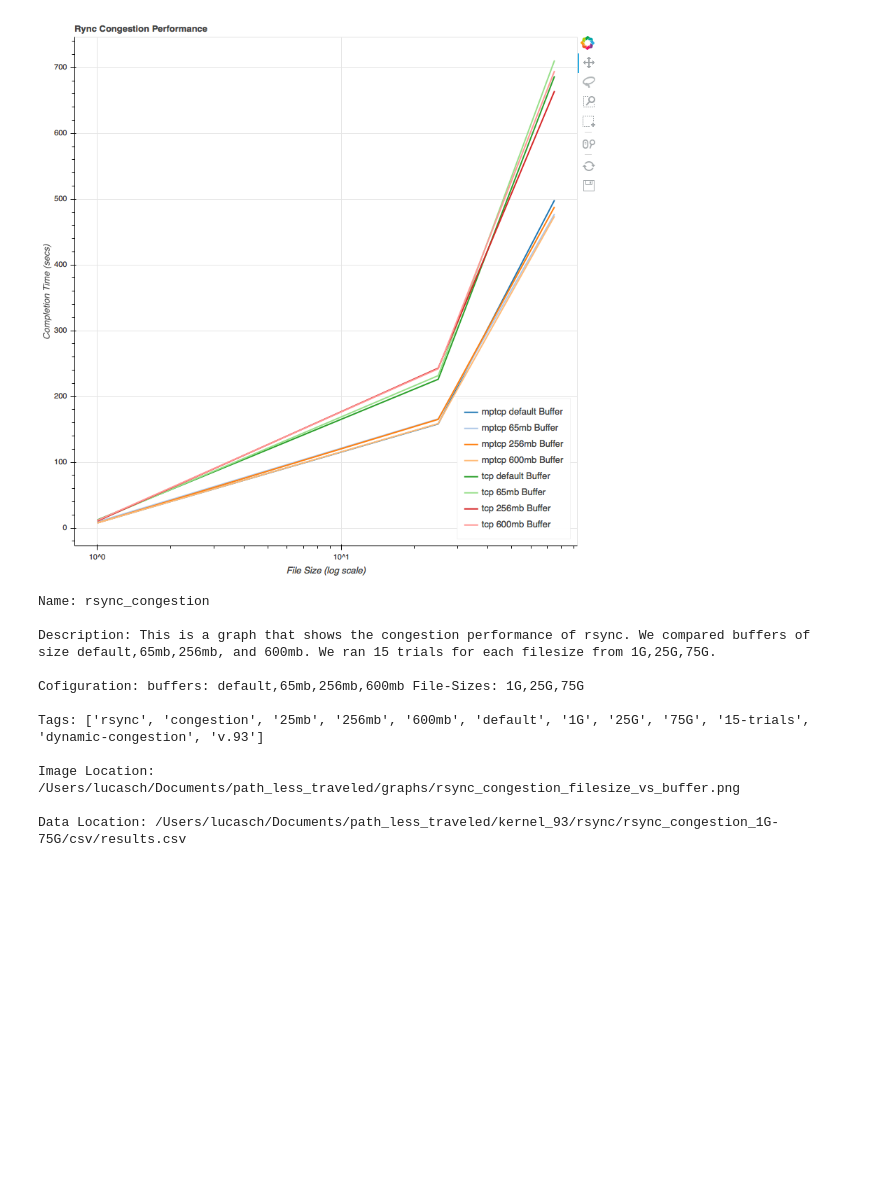
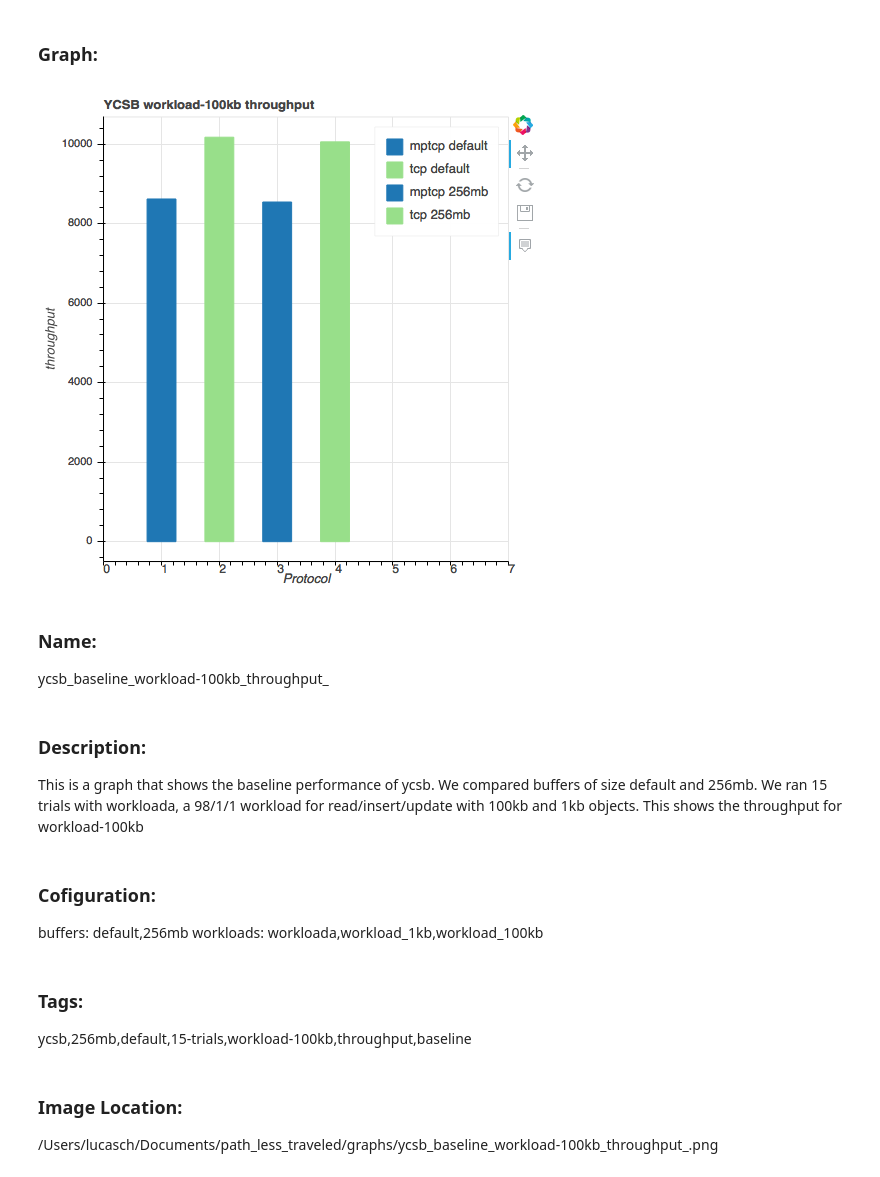
Before and after one commit to mrlucasch/experimenting_tools, a Jupyter notebook: scripts/data_browser.ipynb, the cells around one changed output. Drawn from its saved outputs; the diff is of its cells as text; code cells hidden in the pictures; blank space fills up the shorter version.

Commit message:
data browser

```diff
--- a/scripts/data_browser.ipynb
+++ b/scripts/data_browser.ipynb
@@ -7,7 +7,7 @@ from IPython.core.display import Image, display
 # %%
 def display_data(graph):
-    desc = PrettyTable(['Details', 'Text'])
 
+    display(Markdown("### Graph: \n"))
     if os.path.exists(graph["location"]):
         display(Image(filename=graph["location"]))
 
@@ -16,17 +16,17 @@ def display_data(graph):
     #print("Details:")
 
     #print (desc)
-    print("Name:",graph["graph"])
+    display(Markdown("### Name: \n"+graph["graph"]))
     print("")
-    print("Description:",graph["desc"])
+    display(Markdown("### Description: \n"+graph["desc"]))
     print("")
-    print("Cofiguration:",graph["config"])
+    display(Markdown("### Cofiguration: \n"+graph["config"]))
     print("")
-    print("Tags:",graph["tags"])
+    display(Markdown("### Tags:\n"+",".join(graph["tags"])))
     print("")
-    print("Image Location:",graph["location"])
+    display(Markdown("### Image Location:\n"+graph["location"]))
     print("")
-    print("Data Location:",graph["dataset"])
+    display(Markdown("### Data Location:\n"+graph["dataset"]))
     if os.path.exists(graph["dataset"]):
         return experiment.read_data(graph["dataset"])
     else:
@@ -46,4 +46,4 @@ def fetch_json(direct):
             continue
     return fnames
 # %%
-json_location = "/Users/lucasch/Documents/path_less_traveled/json/"
+json_location = "/Users/lucasch/Documents/path_less_traveled/json"
@@ -55,17 +53,18 @@ j = fetch_json(json_location)
 # %%
-index= 2
+index= 4
+
 graph = experiment.readJSON(j[index])
 df = display_data(graph)
 # %% [output]
+### Graph:
-[figure, old version]
+[figure, new version]
-Name: rsync_congestion
-
-Description: This is a graph that shows the congestion performance of rsync. We compared buffers of size default,65mb,256mb, and 600mb. We ran 15 trials for each filesize from 1G,25G,75G.
-
-Cofiguration: buffers: default,65mb,256mb,600mb File-Sizes: 1G,25G,75G
-
-Tags: ['rsync', 'congestion', '25mb', '256mb', '600mb', 'default', '1G', '25G', '75G', '15-trials', 'dynamic-congestion', 'v.93']
-
-Image Location: /Users/lucasch/Documents/path_less_traveled/graphs/rsync_congestion_filesize_vs_buffer.png
-
-Data Location: /Users/lucasch/Documents/path_less_traveled/kernel_93/rsync/rsync_congestion_1G-75G/csv/results.csv
+### Name:
+ycsb_baseline_workload-100kb_throughput_
+### Description:
+This is a graph that shows the baseline performance of ycsb. We compared buffers of size default and 256mb. We ran 15 trials with workloada, a 98/1/1 workload for read/insert/update with 100kb and 1kb objects. This shows the throughput for workload-100kb
+### Cofiguration:
+buffers: default,256mb workloads: workloada,workload_1kb,workload_100kb
+### Tags:
+ycsb,256mb,default,15-trials,workload-100kb,throughput,baseline
+### Image Location:
+/Users/lucasch/Documents/path_less_traveled/graphs/ycsb_baseline_workload-100kb_throughput_.png
```
Also changed, not shown: parts of 6 cells of this notebook.
